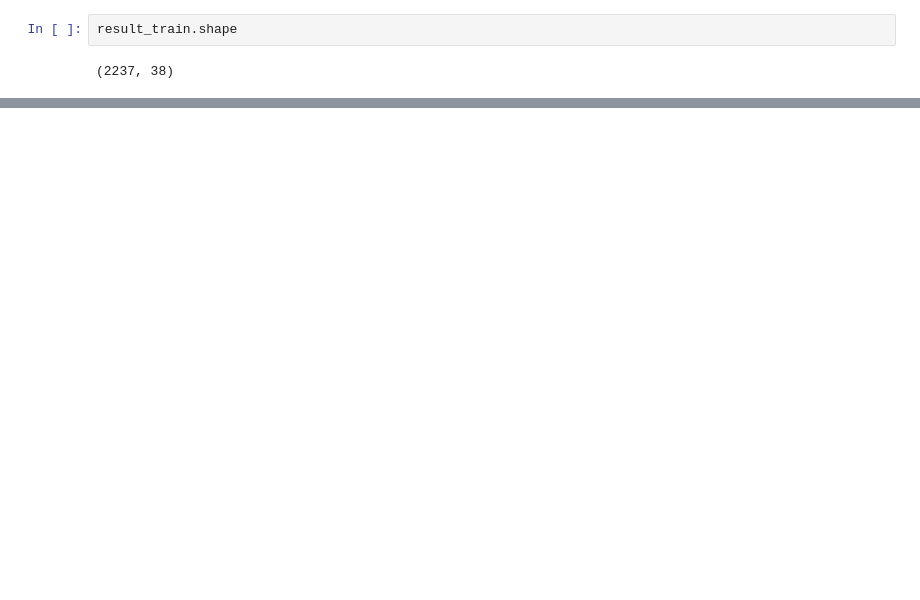
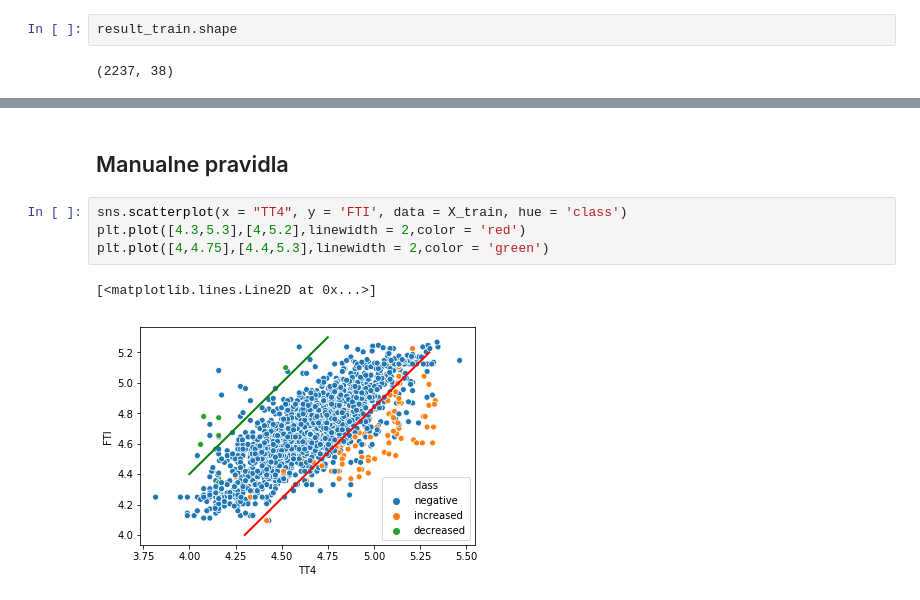
Before and after one commit to Pomichal/pr1_IAU, a Jupyter notebook: Classification.ipynb, the cells around one changed output, grey strips where cells are left out. Saved outputs shown, nothing was run; the diff lists cells and outputs as text; blank space fills up the shorter version.

Commit message:
add new manual prediction

```diff
--- a/Classification.ipynb
+++ b/Classification.ipynb
@@ -165,0 +187,9 @@ def manual_features():
+# %% [markdown]
+## Manualne pravidla
+# %%
+sns.scatterplot(x = "TT4", y = 'FTI', data = X_train, hue = 'class')
+plt.plot([4.3,5.3],[4,5.2],linewidth = 2,color = 'red')
+plt.plot([4,4.75],[4.4,5.3],linewidth = 2,color = 'green')
+# %% [output]
+[<matplotlib.lines.Line2D at 0x...>]
+[figure, added]
```
Also changed, not shown: parts of 18 cells of this notebook.
